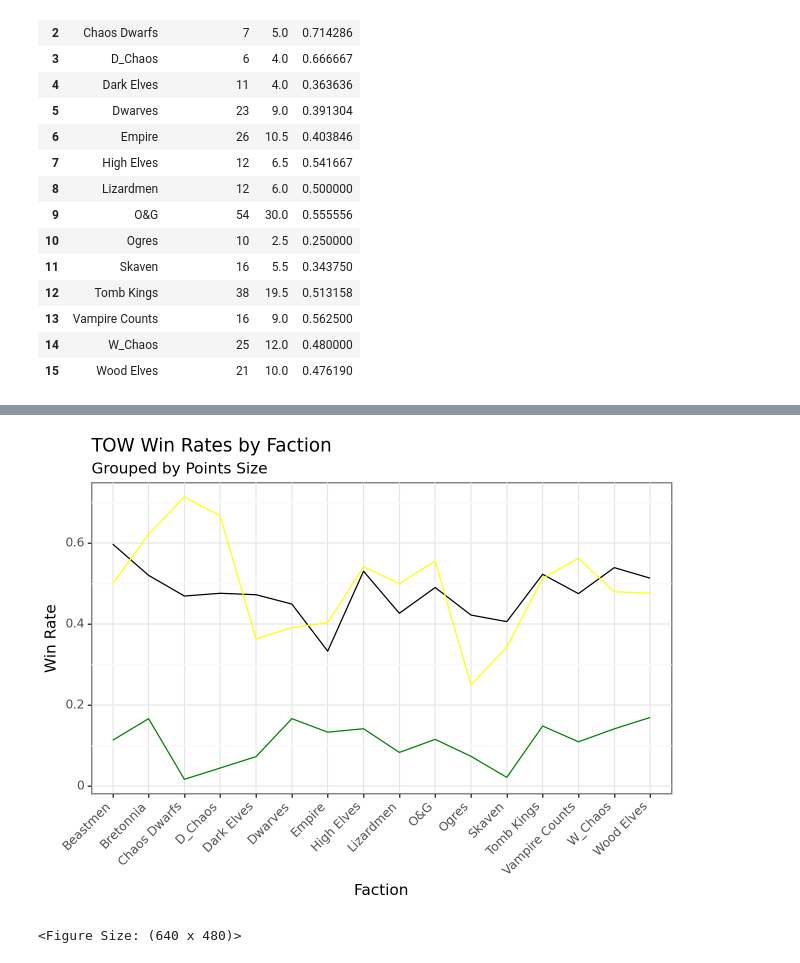
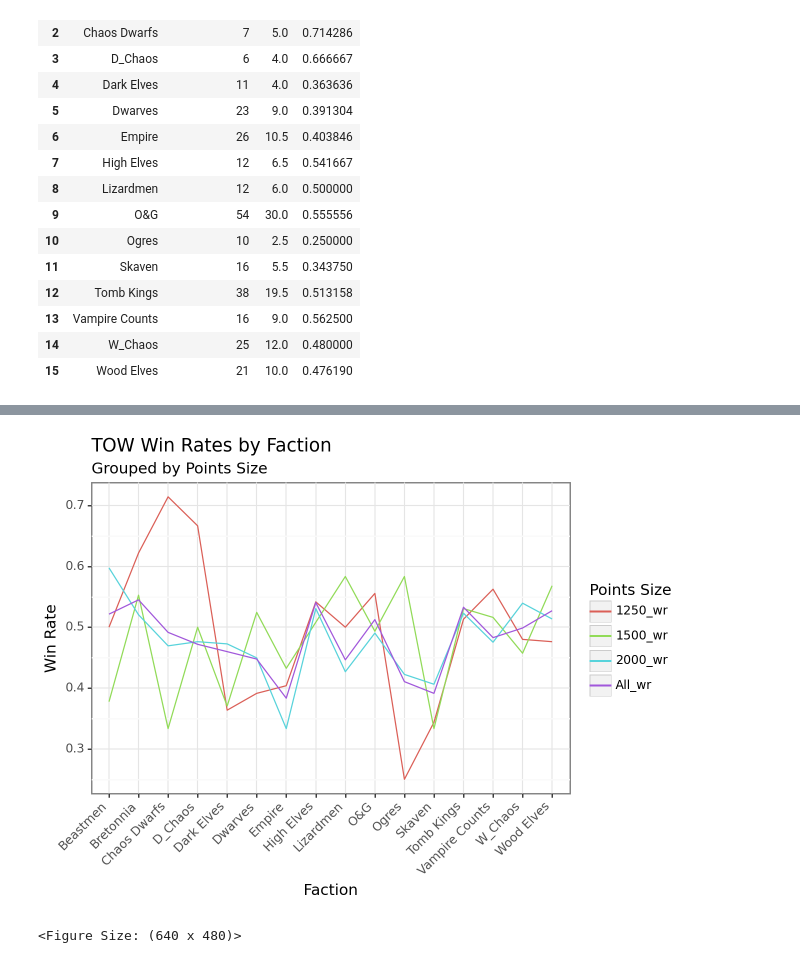
Before and after one commit to jacoblundeen/tow_analysis, a Jupyter notebook: tow_analysis.ipynb, the cells around one changed output, grey strips where cells are left out. Drawn from its saved outputs; the diff is of its cells as text; code cells hidden in the pictures.

```diff
--- a/tow_analysis.ipynb
+++ b/tow_analysis.ipynb
@@ -224,5 +224,12 @@ tow_points_wr
-# %%
-ggplot(tow_points_wr, mapping=aes(x='player_faction')) + geom_line(mapping=aes(y='2000_wr', group=1),  show_legend=True) + geom_line(mapping=aes(y='1500_wr', group=2), color='green', show_legend=True) + geom_line(mapping=aes(y='1250_wr', group=3), color='yellow', show_legend=True) + theme_bw() + theme(axis_text_x = element_text(angle=45, hjust=1)) + labs(title='TOW Win Rates by Faction', subtitle='Grouped by Points Size', x='Faction', y='Win Rate')
-# %% [output]
-[figure, removed]
-<Figure Size: (640 x 480)>
+# %%
+tow_melt = tow_points_wr.melt(id_vars=['player_faction'], value_vars=['All_wr','2000_wr', '1500_wr', '1250_wr'], var_name='color', value_name='win_rates')
+(
+    ggplot(tow_melt, aes(x='player_faction', y='win_rates', group='color', color='color'))
+    + geom_line()
+    + theme_bw()
+    + theme(axis_text_x = element_text(angle=45, hjust=1))
+    + labs(title='TOW Win Rates by Faction', subtitle='Grouped by Points Size', x='Faction', y='Win Rate', color='Points Size')
+)
+# %% [output]
+[figure, added]
+<Figure Size: (640 x 480)>
```
Also changed, not shown: parts of 2 cells of this notebook.
